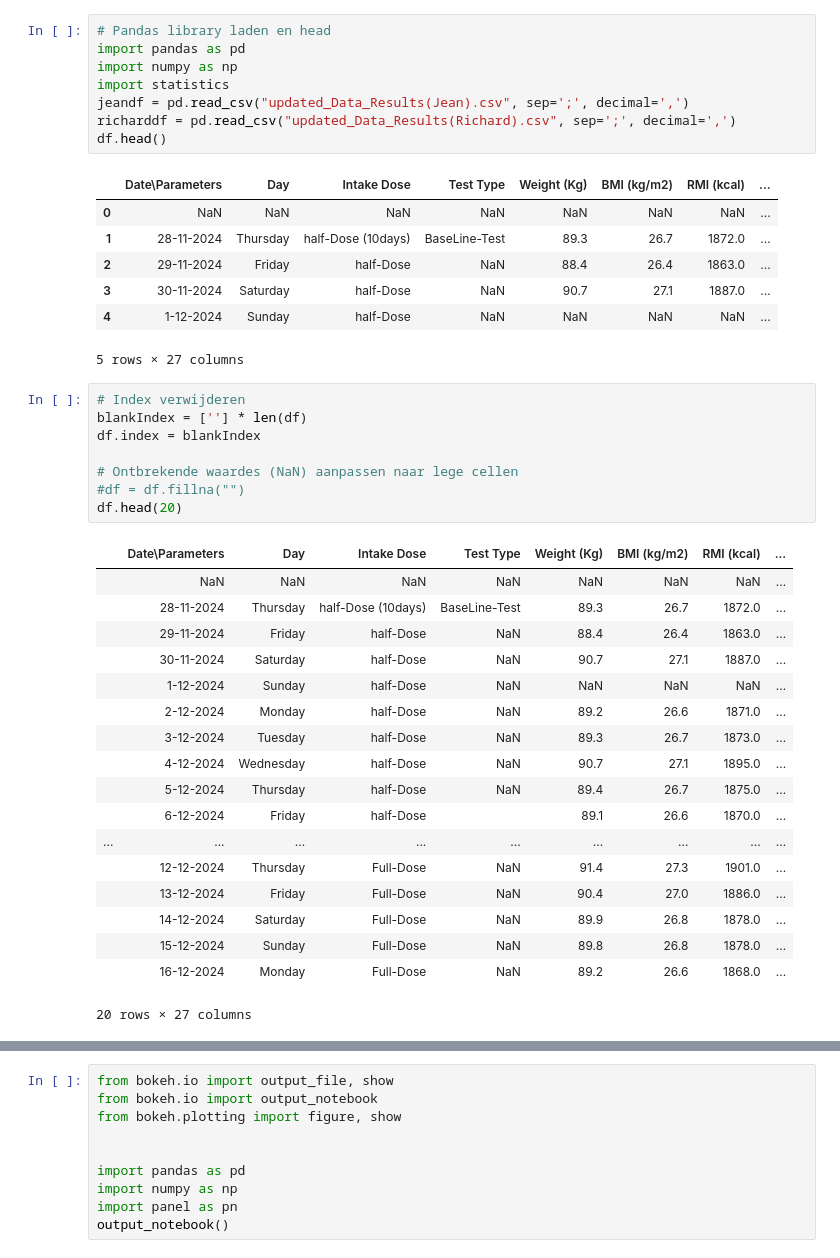
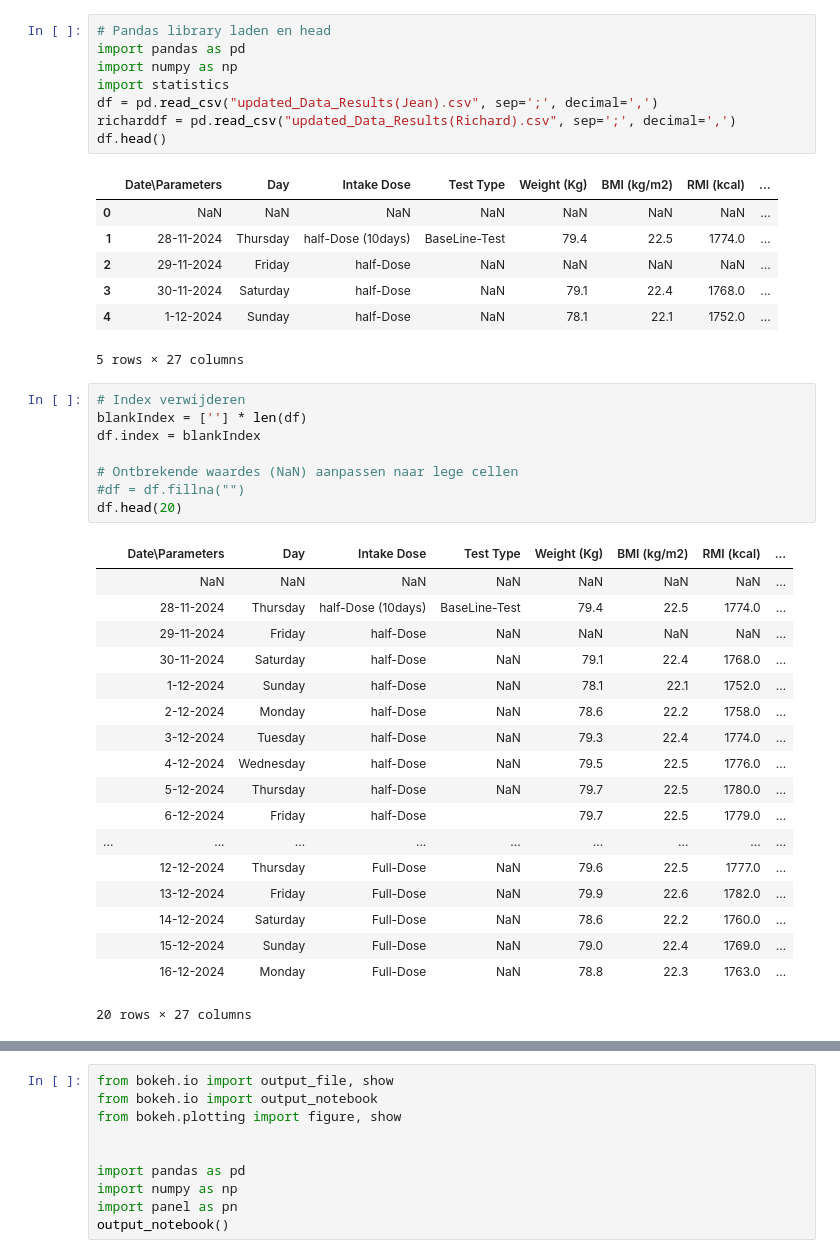
Before and after one commit to ogkourlias/capsaicin, a Jupyter notebook: weight_graphs/weight_graphs.ipynb, the cells around one changed output, grey strips where cells are left out. Cells and saved outputs as stored; diff of their text form.

```diff
--- a/weight_graphs/weight_graphs.ipynb
+++ b/weight_graphs/weight_graphs.ipynb
@@ -1,18 +1,18 @@
 # %%
 # Pandas library laden en head
 import pandas as pd
 import numpy as np
 import statistics
-jeandf = pd.read_csv("updated_Data_Results(Jean).csv", sep=';', decimal=',')
+df = pd.read_csv("updated_Data_Results(Jean).csv", sep=';', decimal=',')
 richarddf = pd.read_csv("updated_Data_Results(Richard).csv", sep=';', decimal=',')
 df.head()
 # %% [output]
 |  | Date\Parameters | Day | Intake Dose | Test Type | Weight (Kg) | BMI (kg/m2) | RMI (kcal) | ... |
 | 0 | NaN | NaN | NaN | NaN | NaN | NaN | NaN | ... |
-| 1 | 28-11-2024 | Thursday | half-Dose (10days) | BaseLine-Test | 89.3 | 26.7 | 1872.0 | ... |
-| 2 | 29-11-2024 | Friday | half-Dose | NaN | 88.4 | 26.4 | 1863.0 | ... |
-| 3 | 30-11-2024 | Saturday | half-Dose | NaN | 90.7 | 27.1 | 1887.0 | ... |
-| 4 | 1-12-2024 | Sunday | half-Dose | NaN | NaN | NaN | NaN | ... |
+| 1 | 28-11-2024 | Thursday | half-Dose (10days) | BaseLine-Test | 79.4 | 22.5 | 1774.0 | ... |
+| 2 | 29-11-2024 | Friday | half-Dose | NaN | NaN | NaN | NaN | ... |
+| 3 | 30-11-2024 | Saturday | half-Dose | NaN | 79.1 | 22.4 | 1768.0 | ... |
+| 4 | 1-12-2024 | Sunday | half-Dose | NaN | 78.1 | 22.1 | 1752.0 | ... |
 5 rows × 27 columns
 # %%
 # Index verwijderen
@@ -25,21 +25,21 @@ df.head(20)
 # %% [output]
 |  | Date\Parameters | Day | Intake Dose | Test Type | Weight (Kg) | BMI (kg/m2) | RMI (kcal) | ... |
 |  | NaN | NaN | NaN | NaN | NaN | NaN | NaN | ... |
-|  | 28-11-2024 | Thursday | half-Dose (10days) | BaseLine-Test | 89.3 | 26.7 | 1872.0 | ... |
-|  | 29-11-2024 | Friday | half-Dose | NaN | 88.4 | 26.4 | 1863.0 | ... |
-|  | 30-11-2024 | Saturday | half-Dose | NaN | 90.7 | 27.1 | 1887.0 | ... |
-|  | 1-12-2024 | Sunday | half-Dose | NaN | NaN | NaN | NaN | ... |
-|  | 2-12-2024 | Monday | half-Dose | NaN | 89.2 | 26.6 | 1871.0 | ... |
-|  | 3-12-2024 | Tuesday | half-Dose | NaN | 89.3 | 26.7 | 1873.0 | ... |
-|  | 4-12-2024 | Wednesday | half-Dose | NaN | 90.7 | 27.1 | 1895.0 | ... |
-|  | 5-12-2024 | Thursday | half-Dose | NaN | 89.4 | 26.7 | 1875.0 | ... |
-|  | 6-12-2024 | Friday | half-Dose |  | 89.1 | 26.6 | 1870.0 | ... |
+|  | 28-11-2024 | Thursday | half-Dose (10days) | BaseLine-Test | 79.4 | 22.5 | 1774.0 | ... |
+|  | 29-11-2024 | Friday | half-Dose | NaN | NaN | NaN | NaN | ... |
+|  | 30-11-2024 | Saturday | half-Dose | NaN | 79.1 | 22.4 | 1768.0 | ... |
+|  | 1-12-2024 | Sunday | half-Dose | NaN | 78.1 | 22.1 | 1752.0 | ... |
+|  | 2-12-2024 | Monday | half-Dose | NaN | 78.6 | 22.2 | 1758.0 | ... |
+|  | 3-12-2024 | Tuesday | half-Dose | NaN | 79.3 | 22.4 | 1774.0 | ... |
+|  | 4-12-2024 | Wednesday | half-Dose | NaN | 79.5 | 22.5 | 1776.0 | ... |
+|  | 5-12-2024 | Thursday | half-Dose | NaN | 79.7 | 22.5 | 1780.0 | ... |
+|  | 6-12-2024 | Friday | half-Dose |  | 79.7 | 22.5 | 1779.0 | ... |
 | ... | ... | ... | ... | ... | ... | ... | ... | ... |
-|  | 12-12-2024 | Thursday | Full-Dose | NaN | 91.4 | 27.3 | 1901.0 | ... |
-|  | 13-12-2024 | Friday | Full-Dose | NaN | 90.4 | 27.0 | 1886.0 | ... |
-|  | 14-12-2024 | Saturday | Full-Dose | NaN | 89.9 | 26.8 | 1878.0 | ... |
-|  | 15-12-2024 | Sunday | Full-Dose | NaN | 89.8 | 26.8 | 1878.0 | ... |
-|  | 16-12-2024 | Monday | Full-Dose | NaN | 89.2 | 26.6 | 1868.0 | ... |
+|  | 12-12-2024 | Thursday | Full-Dose | NaN | 79.6 | 22.5 | 1777.0 | ... |
+|  | 13-12-2024 | Friday | Full-Dose | NaN | 79.9 | 22.6 | 1782.0 | ... |
+|  | 14-12-2024 | Saturday | Full-Dose | NaN | 78.6 | 22.2 | 1760.0 | ... |
+|  | 15-12-2024 | Sunday | Full-Dose | NaN | 79.0 | 22.4 | 1769.0 | ... |
+|  | 16-12-2024 | Monday | Full-Dose | NaN | 78.8 | 22.3 | 1763.0 | ... |
 20 rows × 27 columns
 # %%
 # Nieuw dataframe met alleen vereiste kolommen toevoegen
```
Also changed, not shown: parts of 7 cells of this notebook.
